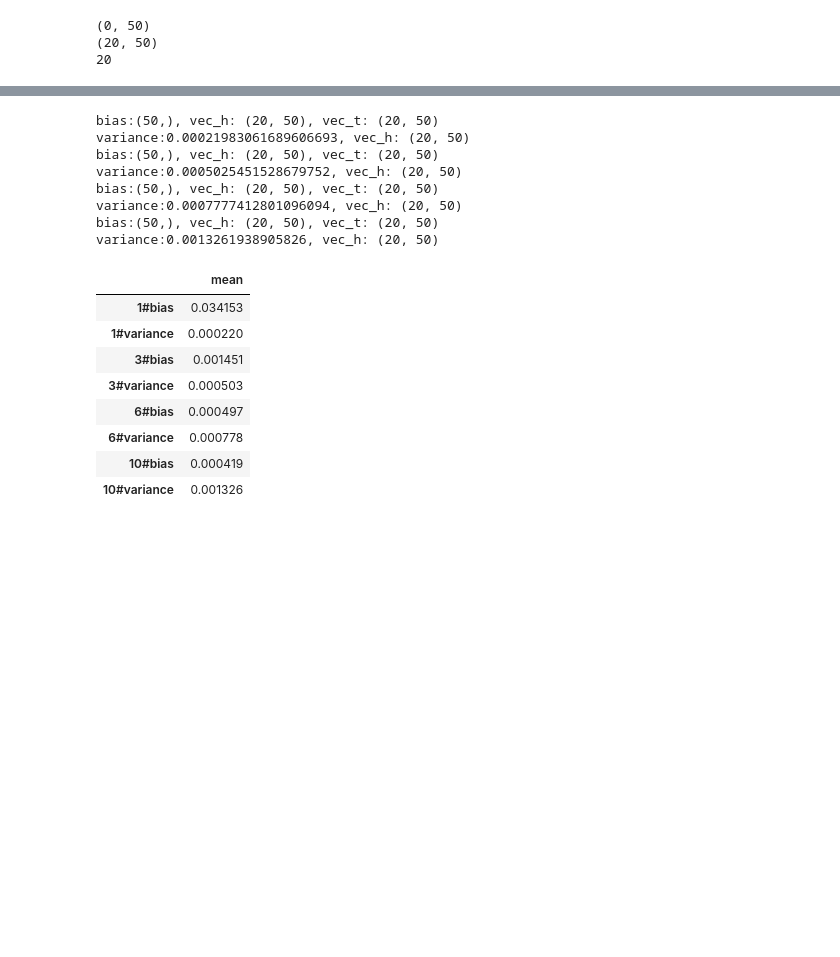
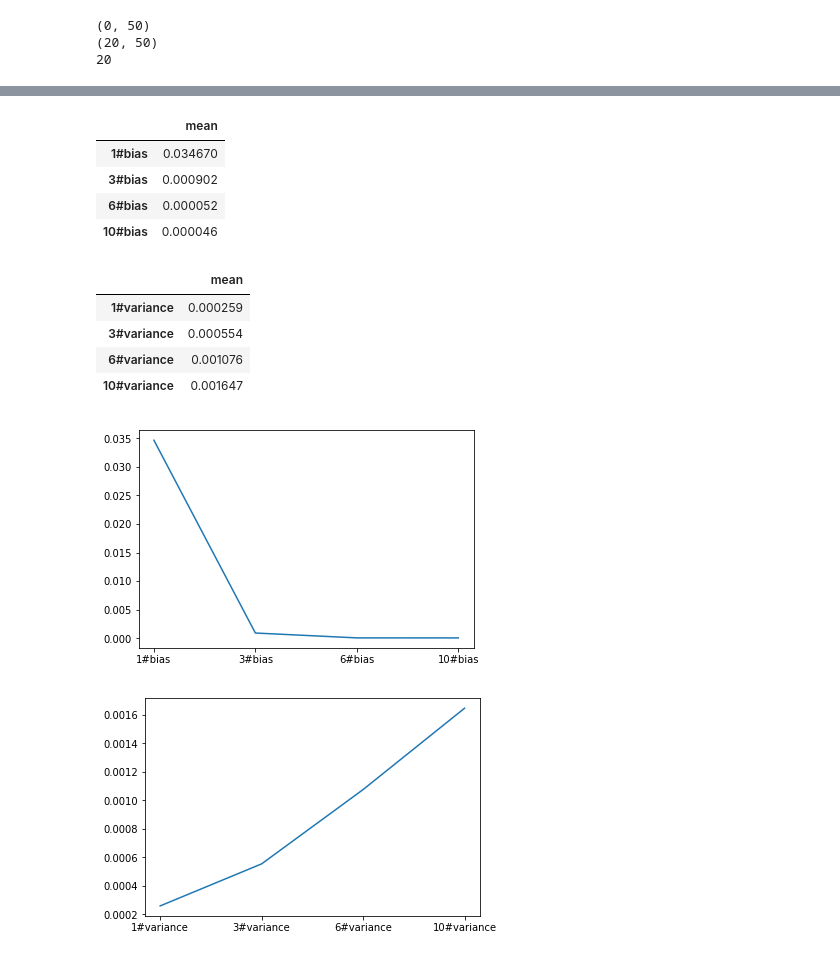
Before and after one commit to ya-mori/python-note, a Jupyter notebook: training/bias_variance.ipynb, the cells around one changed output, grey strips where cells are left out. Drawn from its saved outputs; the diff is of its cells as text; code cells hidden in the pictures; blank space fills up the shorter version.

```diff
--- a/training/bias_variance.ipynb
+++ b/training/bias_variance.ipynb
@@ -222,34 +199,39 @@ variance:0.0005725282012183683, vec_h: (20, 50)
 # %%
 def main():
     memory = Aggregator()
     list_p = [1, 3, 6, 10]
 
     x_size = 50
     vec_x = np.linspace(0, 1, x_size)
     data = DataSets(vec_x)
-    for i in range(20):
+    for i in range(100):
         data.add(get_data(vec_x))
     for p in list_p:
         memory = run(data, p, memory)
         data.destory()
-    display(memory.total())
+    df_total = memory.total()
+    df_total_bias = df_total[df_total.index.str.contains('bias')]
+    df_total_var = df_total[df_total.index.str.contains('var')]
+    display(df_total_bias)
+    display(df_total_var)
+
+    plt.plot(df_total_bias.index, df_total_bias['mean'])
+    plt.show()
+    plt.plot(df_total_var.index, df_total_var['mean'])
+#     plt.ylim=(60.5, 59.5)
+    plt.show()
 
 main()
 # %% [output]
-bias:(50,), vec_h: (20, 50), vec_t: (20, 50)
-variance:0.00021983061689606693, vec_h: (20, 50)
-bias:(50,), vec_h: (20, 50), vec_t: (20, 50)
-variance:0.0005025451528679752, vec_h: (20, 50)
-bias:(50,), vec_h: (20, 50), vec_t: (20, 50)
-variance:0.0007777412801096094, vec_h: (20, 50)
-bias:(50,), vec_h: (20, 50), vec_t: (20, 50)
-variance:0.0013261938905826, vec_h: (20, 50)
 |  | mean |
-| 1#bias | 0.034153 |
-| 1#variance | 0.000220 |
-| 3#bias | 0.001451 |
-| 3#variance | 0.000503 |
-| 6#bias | 0.000497 |
-| 6#variance | 0.000778 |
-| 10#bias | 0.000419 |
-| 10#variance | 0.001326 |
+| 1#bias | 0.034670 |
+| 3#bias | 0.000902 |
+| 6#bias | 0.000052 |
+| 10#bias | 0.000046 |
+|  | mean |
+| 1#variance | 0.000259 |
+| 3#variance | 0.000554 |
+| 6#variance | 0.001076 |
+| 10#variance | 0.001647 |
+[figure, added]
+[figure, added]
```
Also changed, not shown: parts of 4 cells of this notebook, 2 other files.
